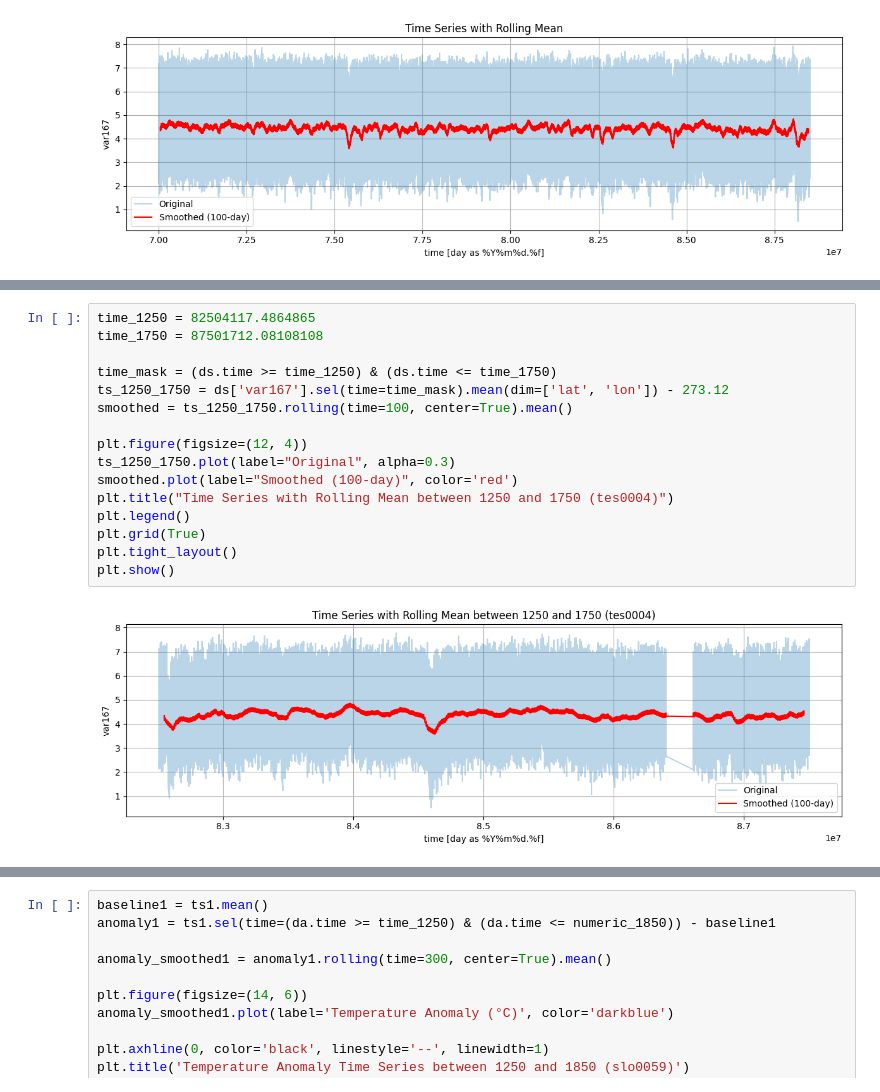
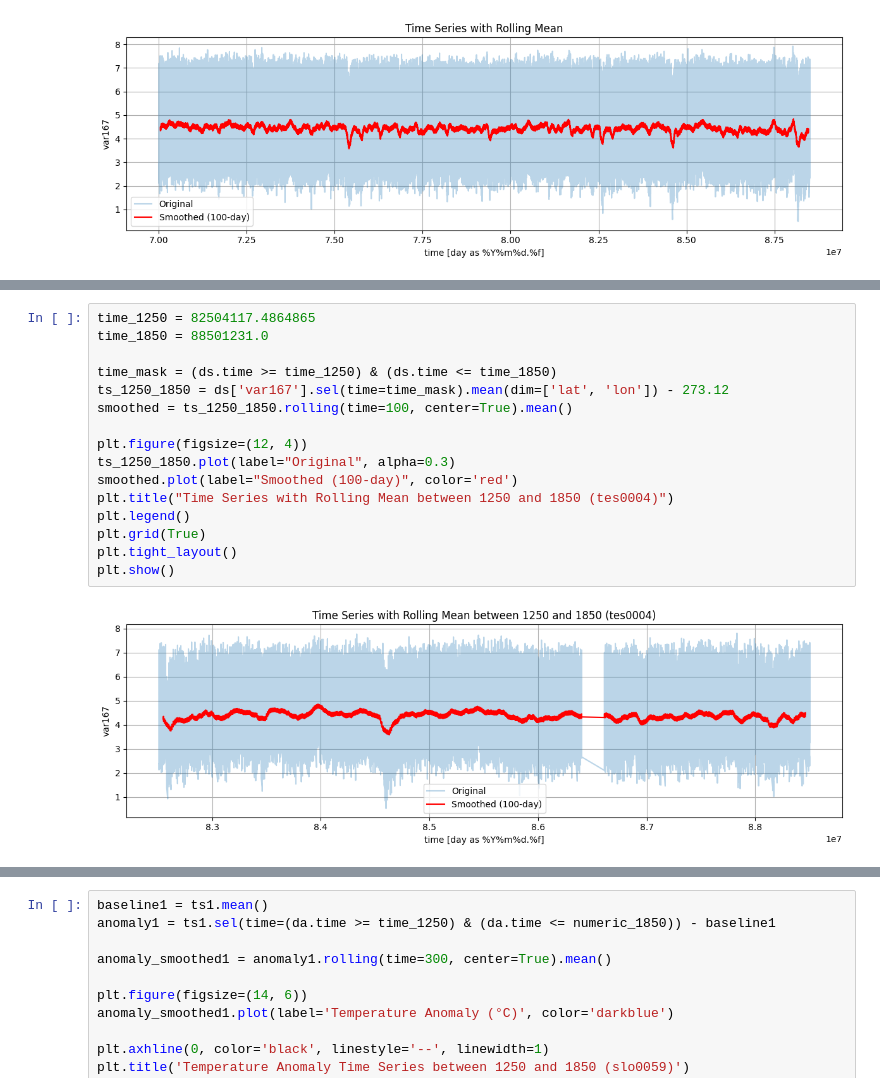
Before and after one commit to EliHHogemo/lia, a Jupyter notebook: temp.ipynb, the cells around one changed output, grey strips where cells are left out. Saved outputs shown, nothing was run; the diff lists cells and outputs as text.

```diff
--- a/temp.ipynb
+++ b/temp.ipynb
@@ -127,19 +116,19 @@ Numeric time for year 1850: 88501231.0
 # %%
 time_1250 = 82504117.4864865
-time_1750 = 87501712.08108108
+time_1850 = 88501231.0
 
-time_mask = (ds.time >= time_1250) & (ds.time <= time_1750)
-ts_1250_1750 = ds['var167'].sel(time=time_mask).mean(dim=['lat', 'lon']) - 273.12
-smoothed = ts_1250_1750.rolling(time=100, center=True).mean()
+time_mask = (ds.time >= time_1250) & (ds.time <= time_1850)
+ts_1250_1850 = ds['var167'].sel(time=time_mask).mean(dim=['lat', 'lon']) - 273.12
+smoothed = ts_1250_1850.rolling(time=100, center=True).mean()
 
 plt.figure(figsize=(12, 4))
-ts_1250_1750.plot(label="Original", alpha=0.3)
+ts_1250_1850.plot(label="Original", alpha=0.3)
 smoothed.plot(label="Smoothed (100-day)", color='red')
-plt.title("Time Series with Rolling Mean between 1250 and 1750 (tes0004)")
+plt.title("Time Series with Rolling Mean between 1250 and 1850 (tes0004)")
 plt.legend()
 plt.grid(True)
 plt.tight_layout()
 plt.show()
 # %% [output]
-[figure, old version]
+[figure, new version]
 # %%
```
Also changed, not shown: parts of 16 cells of this notebook.
